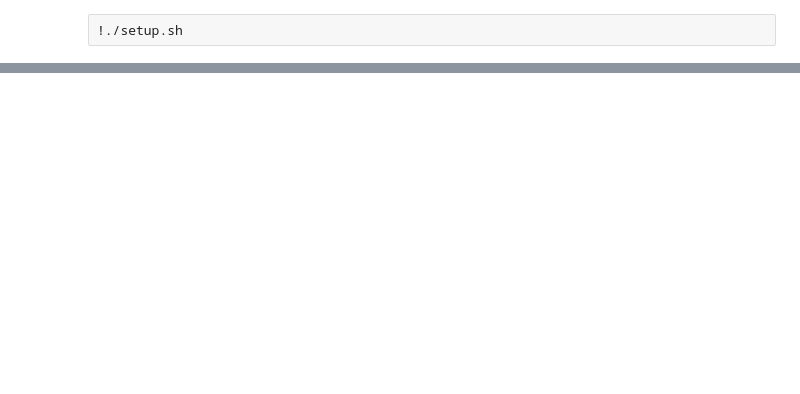
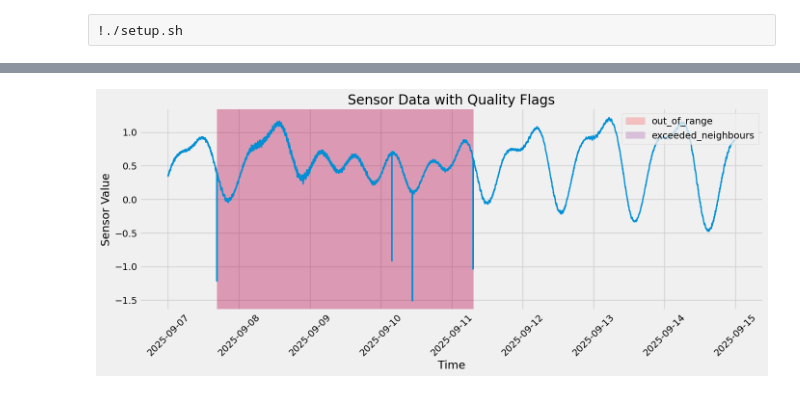
Before and after one commit to SLSMF/gloss_training_north_africa, a Jupyter notebook: Untitled.ipynb, the cells around one changed output, grey strips where cells are left out. Saved outputs shown, nothing was run; the diff lists cells and outputs as text; code cells hidden in the pictures; blank space fills up the shorter version.

```diff
--- a/Untitled.ipynb
+++ b/Untitled.ipynb
@@ -118,3 +120,100 @@ with PySLSMF.ApiClient(configuration) as api_client:
 
     except Exception as e:
         print("Exception when calling StationApi->get_station_data: %s\n" % e)
+# %%
+import PySLSMF
+import os
+from PySLSMF.rest import ApiException
+from pprint import pprint
+import pandas as pd
+import json
+# Defining the host is optional and defaults to http://api.sealevelmonitoring.local
+# See configuration.py for a list of all supported configuration parameters.
+configuration = PySLSMF.Configuration(
+    host = "https://api.ioc-sealevelmonitoring.org"
+)
+
+# The client must configure the authentication and authorization parameters
+# in accordance with the API server security policy.
+# Examples for each auth method are provided below, use the example that
+# satisfies your auth use case.
+
+# Configure API key authorization: ApiKeyAuth
+configuration.api_key['ApiKeyAuth'] = os.environ["API_KEY"]
+
+# Uncomment below to setup prefix (e.g. Bearer) for API key, if needed
+# configuration.api_key_prefix['ApiKeyAuth'] = 'Bearer'
+
+# Enter a context with an instance of the API client
+with PySLSMF.ApiClient(configuration) as api_client:
+    # Create an instance of the API class
+    api_instance = PySLSMF.ResearchApi(api_client)
+    code = 'adak' # str | Station code used in query (default to 'abas')
+    sensor = 'one-sensor' # str | <b>One sensor</b>: This option returns data from only one sensor type for the entire period. The selected sensor will be the one that was preferred on the most days during the requested period, filtered by the included sensors parameter.                                 <b>Alternate sensor</b>: This option returns data from multiple sensors. The preferred sensor for each individual day will be returned, filtered by the included sensors parameter. If no preferred sensor is available on a given day, no data will be returned for that day. (default to one-sensor)
+    days_per_page = 3650 # int | Maximum number of days spanning a page, max 3650days (optional) (default to 3650)
+    page = 1 # int | page (optional) (default to 1)
+    timestart = '2025-09-07' # str | from date, included in result 'YYYY-MM-DD' (optional) (default to '2025-09-07')
+    timestop = '2025-09-15' # str | until date, not included in result. 'YYYY-MM-DD' (optional) (default to '2025-09-15')
+    includesensors = [] # List[str] | sensors to include (optional)
+    level_data = False # bool | Level data relative to the mean sea level of 30 days. (optional) (default to True)
+    original_stime = False # bool | Return the stime not corrected by sensor rate. (optional) (default to False)
+    flag_qc = True # bool | Add qc flags to the response. (optional) (default to False)
+    filter_out_of_range = False # bool | Remove out of range values (optional) (default to True)
+    filter_exceeded_neighbours = False # bool | Remove exceeded neighbours values (optional) (default to True)
+    filter_spikes_via_median = False # bool | Remove spikes via median values (optional) (default to True)
+    filter_flat_line = False # bool | Remove flat line (optional) (default to True)
+    limit = 10 # int | A hard limit on the amount of returned values. (optional) (default to 10)
+
+    try:
+        # Retrieve data for a station max 3650 days in one request. By default 7 days are retrieved. Days with low completeness (<30%), low distinctness (<10%) or with a detected shift are removed in any case.
+        api_response = api_instance.get_station_research_data(code, sensor, days_per_page=days_per_page, page=page, timestart=timestart, timestop=timestop, includesensors=includesensors, level_data=level_data, original_stime=original_stime, flag_qc=flag_qc, filter_out_of_range=filter_out_of_range, filter_exceeded_neighbours=filter_exceeded_neighbours, filter_spikes_via_median=filter_spikes_via_median, filter_flat_line=filter_flat_line, limit=limit)
+        print("The response of ResearchApi->get_station_research_data:\n")
+        bla = api_response.replace("'", "\"")
+        bla = bla.replace("None", "\"None\"")
+        #print(bla)
+        my_dict = json.loads(bla)['data']
+        df = pd.DataFrame( my_dict)
+        df['stime'] = pd.to_datetime(df['stime'])
+        print(df)
+        import matplotlib.pyplot as plt
+        import pandas as pd
+        import numpy as np
+
+        # Assuming your dataframe is called 'df'
+        # First, ensure flags are boolean (convert 'F'/'T' if needed)
+        flag_columns = ['out_of_range', 'spikes_via_median', 'exceeded_neighbours',
+                        'flat_line', 'distinctness', 'completeness']
+
+        df['flagged'] =
+
+        for col in flag_columns:
+            df[col] = df[col].map({'T': True, 'F': False})
+
+        # Create the plot
+        fig, ax = plt.subplots(figsize=(14, 6))
+
+        # Add shaded regions for each flag that has True values
+        colors = ['red', 'orange', 'purple', 'green', 'blue', 'brown']
+        for i, flag in enumerate(flag_columns):
+            if df[flag].any():  # Only plot if there are any True values
+                mask = df[flag]
+                # Create shaded regions
+                ax.axvspan(df['stime'][mask].min(), df['stime'][mask].max(),
+                          alpha=0.2, color=colors[i], label=f'{flag}')
+
+        ax.set_xlabel('Time')
+        ax.set_ylabel('Sensor Value')
+        ax.set_title('Sensor Data with Quality Flags')
+        ax.legend(loc='upper right')
+
+        plt.xticks(rotation=45)
+        plt.tight_layout()
+        # Plot the sensor value
+        ax.plot(df['stime'], df['slevel'], label='Sensor Value', linewidth=2)
+
+
+        plt.show()
+
+    except Exception as e:
+        print("Exception when calling ResearchApi->get_station_research_data: %s\n" % e)
+# %% [output]
@@ -120,0 +237 @@ with PySLSMF.ApiClient(configuration) as api_client:
+[figure, added]
```
Also changed, not shown: parts of 2 cells of this notebook.
